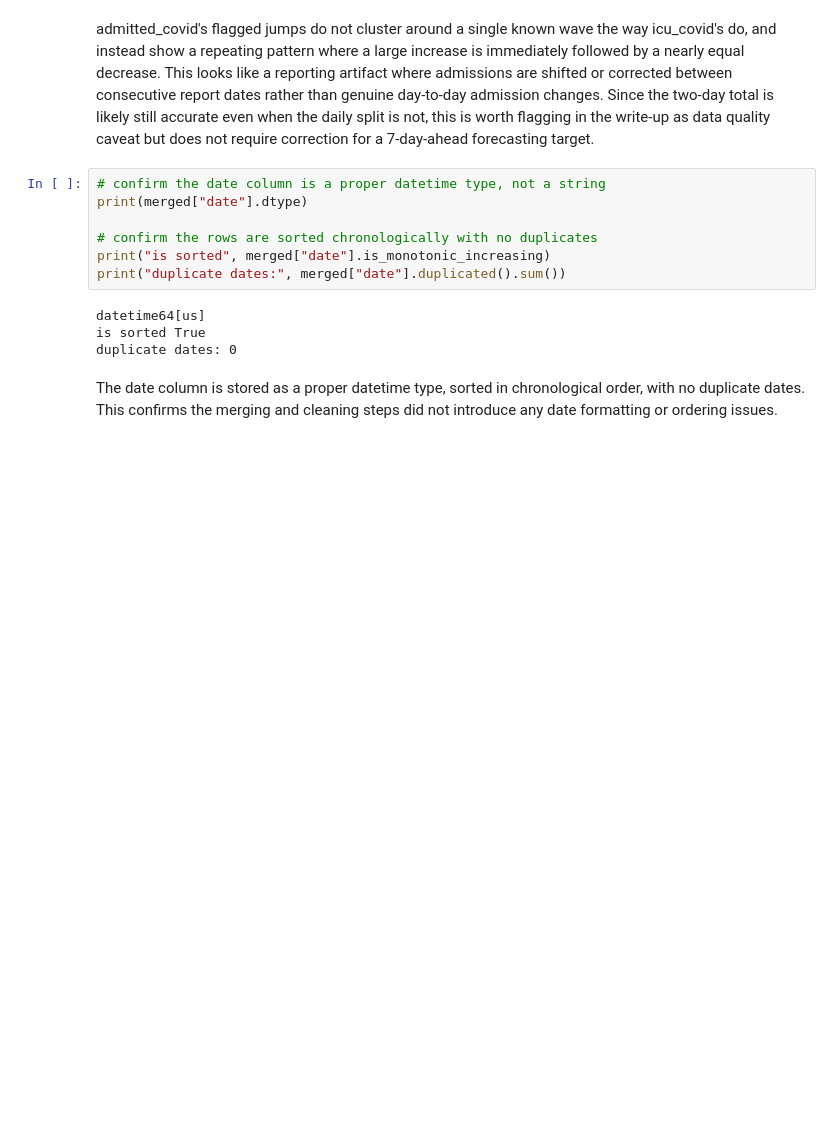
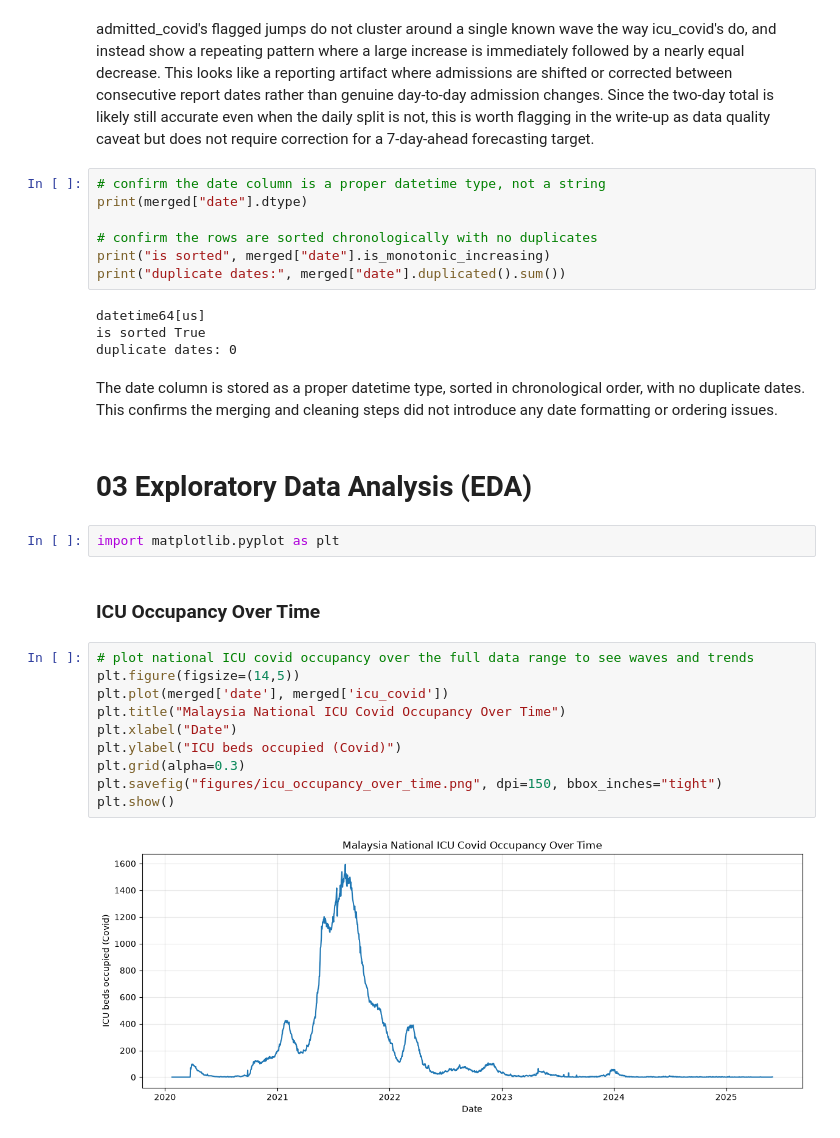
Before and after one commit to peishuen/Malaysia-ICU-Bed-Demand-Forecasting, a Jupyter notebook: analysis.ipynb, the cells around one changed output. Saved outputs shown, nothing was run; the diff lists cells and outputs as text; blank space fills up the shorter version.

Commit message:
explore ICU trends, case-severity relationship, and vaccination impact through EDA

```diff
--- a/analysis.ipynb
+++ b/analysis.ipynb
@@ -345,3 +345,21 @@ is sorted True
 duplicate dates: 0
 # %% [markdown]
 The date column is stored as a proper datetime type, sorted in chronological order, with no duplicate dates. This confirms the merging and cleaning steps did not introduce any date formatting or ordering issues.
+# %% [markdown]
+# **03 Exploratory Data Analysis (EDA)**
+# %%
+import matplotlib.pyplot as plt
+# %% [markdown]
+### **ICU Occupancy Over Time**
+# %%
+# plot national ICU covid occupancy over the full data range to see waves and trends
+plt.figure(figsize=(14,5))
+plt.plot(merged['date'], merged['icu_covid'])
+plt.title("Malaysia National ICU Covid Occupancy Over Time")
+plt.xlabel("Date")
+plt.ylabel("ICU beds occupied (Covid)")
+plt.grid(alpha=0.3)
+plt.savefig("figures/icu_occupancy_over_time.png", dpi=150, bbox_inches="tight")
+plt.show()
+# %% [output]
+[figure, added]
```
Also changed, not shown: parts of 15 cells of this notebook, 4 other files.
